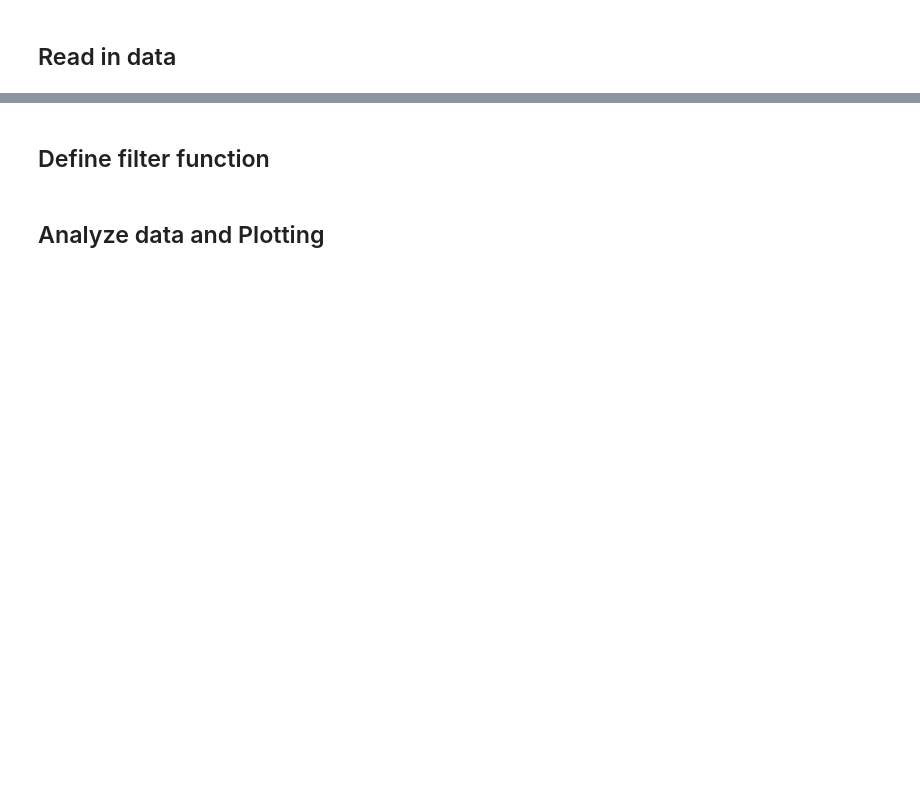
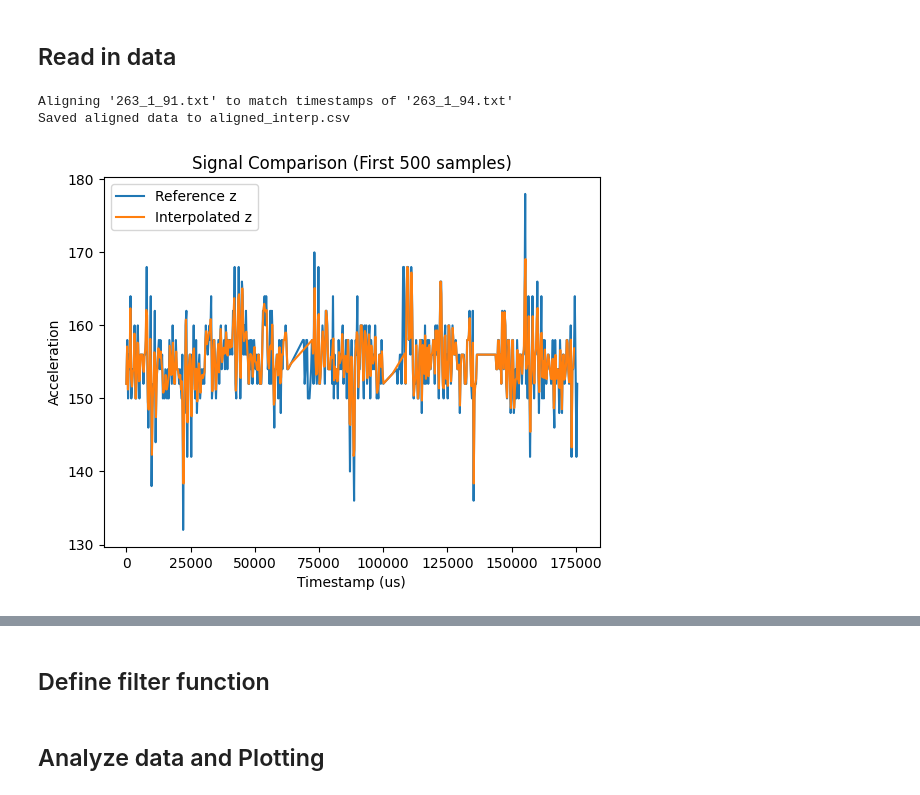
Before and after one commit to Chien-Ju/leak-detection-project, a Jupyter notebook: dataProcessing.ipynb, the cells around one changed output, grey strips where cells are left out. Drawn from its saved outputs; the diff is of its cells as text; code cells hidden in the pictures; blank space fills up the shorter version.

```diff
--- a/dataProcessing.ipynb
+++ b/dataProcessing.ipynb
@@ -3,3 +47,41 @@
+# %%
+import pandas as pd
+
+# Load your data
+df1 = load_data('263_1_94.txt')
+df2 = load_data('263_1_91.txt')
+
+# Choose the one with fewer samples as the reference
+if len(df1) <= len(df2):
+    ref_df, align_df = df1, df2
+    ref_label, align_label = '263_1_94.txt', '263_1_91.txt'
+else:
+    ref_df, align_df = df2, df1
+    ref_label, align_label = '263_1_91.txt', '263_1_94.txt'
+
+print(f"Aligning '{align_label}' to match timestamps of '{ref_label}'")
+
+# Interpolate align_df to match timestamps in ref_df
+aligned_df = align_by_interpolation(ref_df, align_df)
+
+# Save to file
+save_aligned_data(ref_df, aligned_df, "aligned_interp.csv")
+# %% [output]
+Aligning '263_1_91.txt' to match timestamps of '263_1_94.txt'
+Saved aligned data to aligned_interp.csv
+# %%
+import matplotlib.pyplot as plt
+
+
+plt.plot(align_df['timestamp'][:5000], align_df['z'][:5000], label='Reference z')
+plt.plot(aligned_df['timestamp'][:5000], aligned_df['z'][:5000], label='Interpolated z')
+plt.legend()
+plt.title("Signal Comparison (First 500 samples)")
+plt.xlabel("Timestamp (us)")
+plt.ylabel("Acceleration")
+plt.show()
+# %% [output]
+[figure, added]
 # %%
 import pandas as pd
 
```
Also changed, not shown: parts of 3 cells of this notebook, 2 other files.
